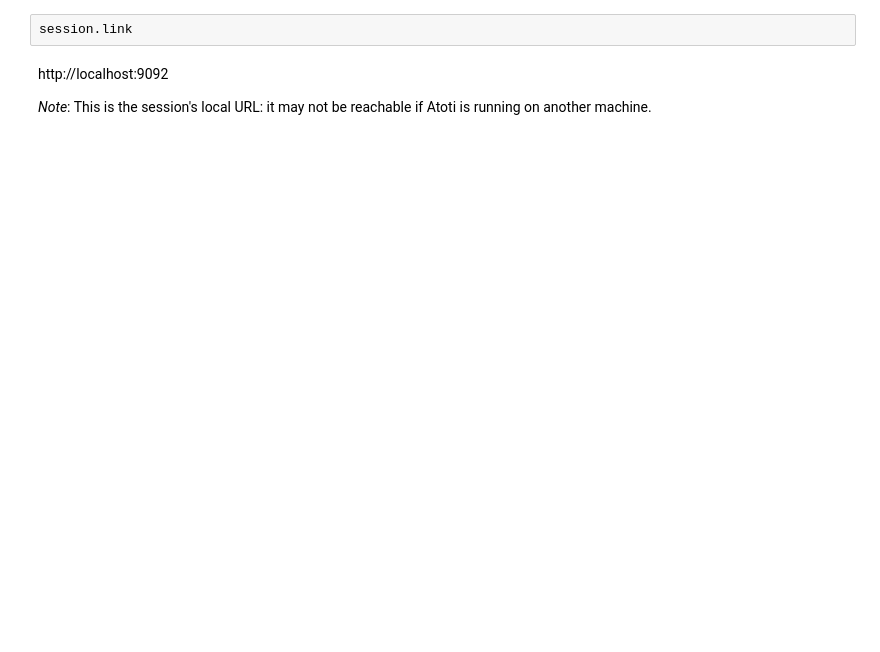
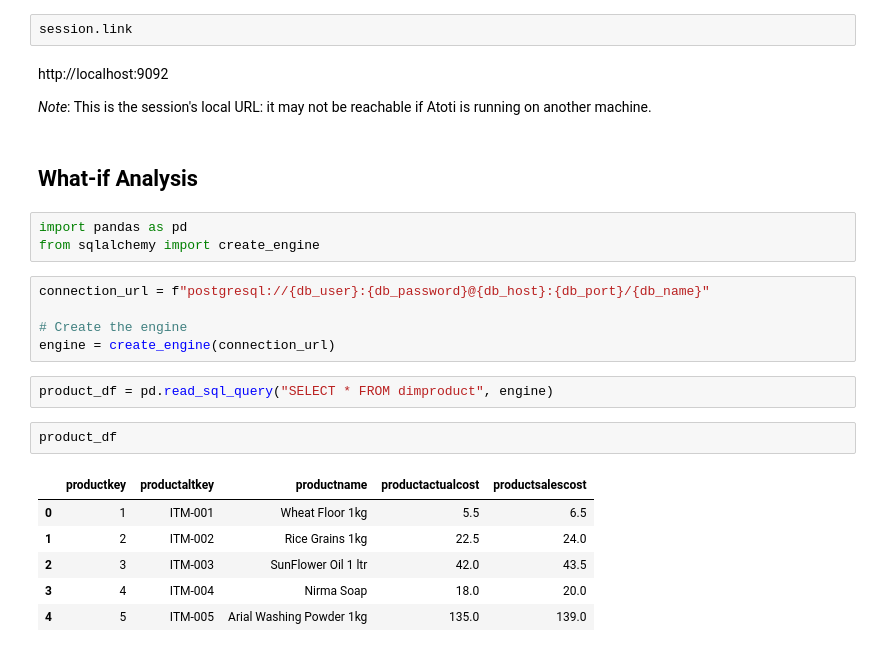
Before and after one commit to PascalSun/DW_2024, a Jupyter notebook: notebooks/3_cude_dw_demo.ipynb, the cells around one changed output. Saved outputs shown, nothing was run; the diff lists cells and outputs as text; blank space fills up the shorter version.

Commit message:
add what-if

```diff
--- a/notebooks/3_cude_dw_demo.ipynb
+++ b/notebooks/3_cude_dw_demo.ipynb
@@ -198,3 +220,24 @@ session.link
 http://localhost:9092
 
 _Note_: This is the session's local URL: it may not be reachable if Atoti is running on another machine.
+# %% [markdown]
+## What-if Analysis
+# %%
+import pandas as pd
+from sqlalchemy import create_engine
+# %%
+connection_url = f"postgresql://{db_user}:{db_password}@{db_host}:{db_port}/{db_name}"
+
+# Create the engine
+engine = create_engine(connection_url)
+# %%
+product_df = pd.read_sql_query("SELECT * FROM dimproduct", engine)
+# %%
+product_df
+# %% [output]
+|  | productkey | productaltkey | productname | productactualcost | productsalescost |
+| 0 | 1 | ITM-001 | Wheat Floor 1kg | 5.5 | 6.5 |
+| 1 | 2 | ITM-002 | Rice Grains 1kg | 22.5 | 24.0 |
+| 2 | 3 | ITM-003 | SunFlower Oil 1 ltr | 42.0 | 43.5 |
+| 3 | 4 | ITM-004 | Nirma Soap | 18.0 | 20.0 |
+| 4 | 5 | ITM-005 | Arial Washing Powder 1kg | 135.0 | 139.0 |
```
Also changed, not shown: parts of 14 cells of this notebook, 1 other file.
